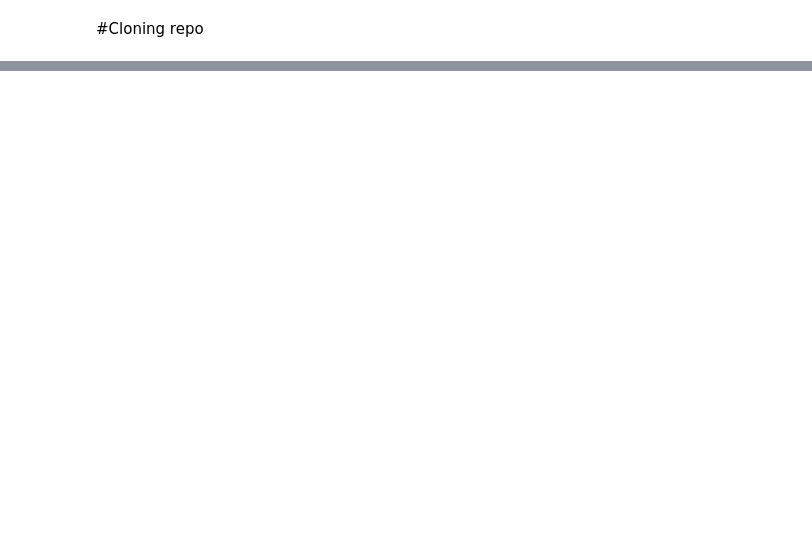
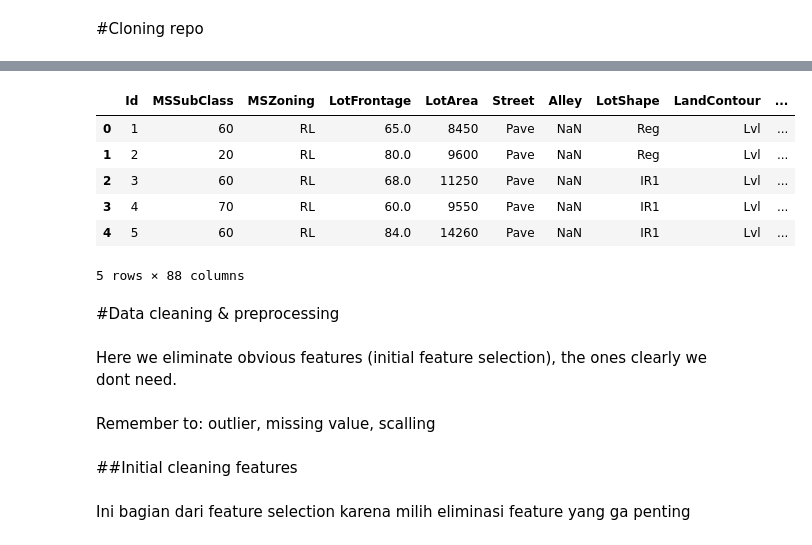
Before and after one commit to anjelisa01/project1_house_price_prediction, a Jupyter notebook: Initial_code_House_Price.ipynb, the cells around one changed output, grey strips where cells are left out. Saved outputs shown, nothing was run; the diff lists cells and outputs as text; code cells hidden in the pictures; blank space fills up the shorter version.

```diff
--- a/Initial_code_House_Price.ipynb
+++ b/Initial_code_House_Price.ipynb
@@ -26,0 +206,48 @@ Receiving objects: 100% (3/3), done.
+# %%
+def feature_engineering(data):
+  #total square feet of the entire building of the house
+  data['BuildingSF']=data['TotalBsmtSF']+data['GrLivArea']+data['GarageArea']+data['WoodDeckSF']+data['OpenPorchSF']+data['EnclosedPorch']+data['3SsnPorch']+ data['ScreenPorch']+data['PoolArea']
+
+  #house bin: jenis rumah based on the age of th house
+  data['HouseAge']=data['YrSold']-data['YearBuilt']
+  bins=[0,10,20,50,100,float('inf')]
+  labels=['New','Recent','Middle-aged','Old','Historic']
+
+  data['HouseBin']=pd.cut(data['HouseAge'],bins=bins,labels=labels)
+
+  #kombinasi variabel tahun jual dan tahun remodel
+  #apa jarak waktu dari rumah terjual dengan kapan terakhir di remodel berpengaruh terhadap harga rumah? tentu
+  data['RemodYrSold']=data['YrSold']-data['YearRemodAdd']
+
+  #kombinasi juga quality * luas ground living
+  data['QualGrLiv']=data['GrLivArea']*data['OverallQual']
+
+  #rasio jumlah kamar tidur above ground dibanding dengan total jumlah ruangan
+  data['RatioBedroom']=data['BedroomAbvGr']/data['TotRmsAbvGrd']
+
+  #kombi juga tapi sebagai kategori: tipe rumah berdasarkan neigborhood dan style rumahnya
+  data['Neighborhood_HouseStyle']=data['Neighborhood']+'_'+data['HouseStyle']
+
+  return data
+# %%
+testaja=feature_engineering(df)
+# %%
+testaja.head()
+# %% [output]
+|  | Id | MSSubClass | MSZoning | LotFrontage | LotArea | Street | Alley | LotShape | LandContour | ... |
+| 0 | 1 | 60 | RL | 65.0 | 8450 | Pave | NaN | Reg | Lvl | ... |
+| 1 | 2 | 20 | RL | 80.0 | 9600 | Pave | NaN | Reg | Lvl | ... |
+| 2 | 3 | 60 | RL | 68.0 | 11250 | Pave | NaN | IR1 | Lvl | ... |
+| 3 | 4 | 70 | RL | 60.0 | 9550 | Pave | NaN | IR1 | Lvl | ... |
+| 4 | 5 | 60 | RL | 84.0 | 14260 | Pave | NaN | IR1 | Lvl | ... |
+5 rows × 88 columns
+# %% [markdown]
+#Data cleaning & preprocessing
+# %% [markdown]
+Here we eliminate obvious features (initial feature selection), the ones clearly we dont need.
+# %% [markdown]
+Remember to: outlier, missing value, scalling
+# %% [markdown]
+##Initial cleaning features
+# %% [markdown]
+Ini bagian dari feature selection karena milih eliminasi feature yang ga penting
```
Also changed, not shown: parts of 78 cells of this notebook.
